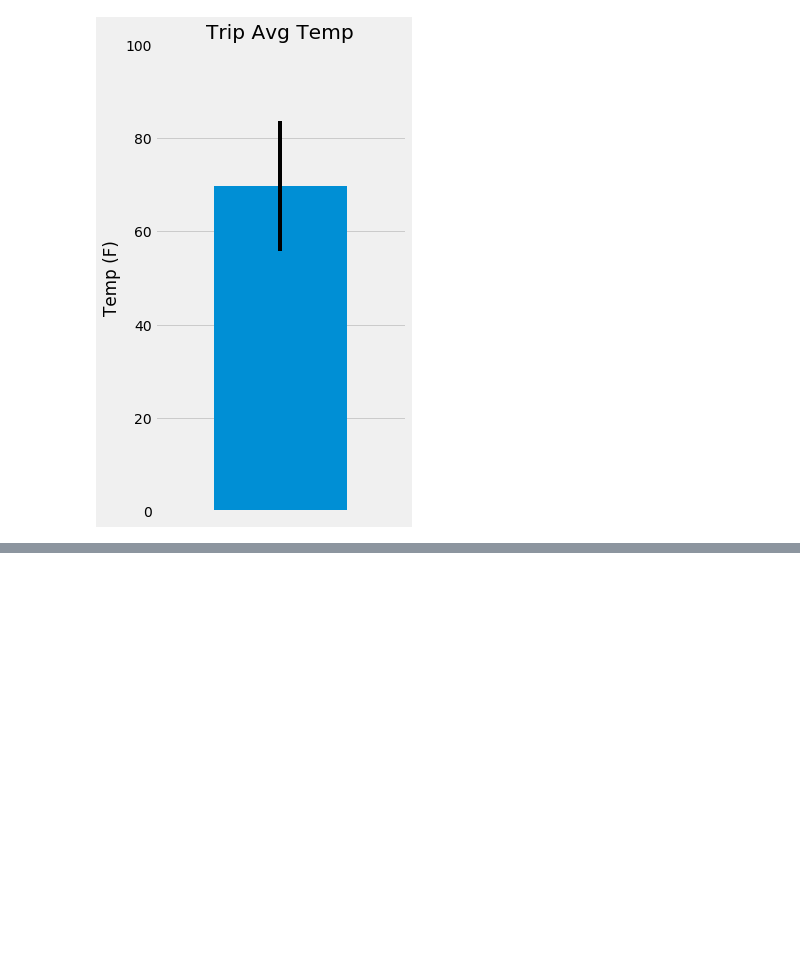
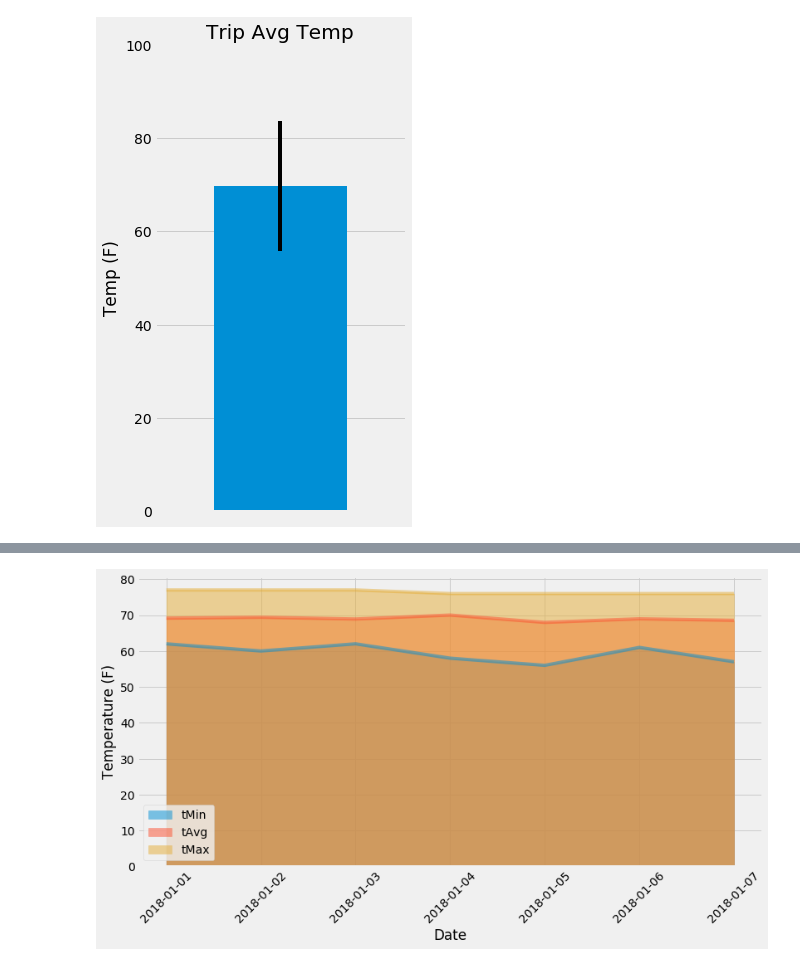
Before and after one commit to dborowski16/hawaii-climate-analysis, a Jupyter notebook: climate_starter.ipynb, the cells around one changed output, grey strips where cells are left out. Drawn from its saved outputs; the diff is of its cells as text; code cells hidden in the pictures; blank space fills up the shorter version.

```diff
--- a/climate_starter.ipynb
+++ b/climate_starter.ipynb
@@ -209,16 +231,6 @@ plt.show()
 # (i.e. the averages for tmin, tmax, and tavg for all historic data matching a specific month and day)
 
 def daily_normals(date):
-    """Daily Normals.
-
-    Args:
-        date (str): A date string in the format '%m-%d'
-
-    Returns:
-        A list of tuples containing the daily normals, tmin, tavg, and tmax
-
-    """
-
     sel = [func.min(Measurement.tobs), func.avg(Measurement.tobs), func.max(Measurement.tobs)]
     return session.query(*sel).filter(func.strftime("%m-%d", Measurement.date) == date).all()
 
@@ -236,0 +240,20 @@ daily_normals("01-01")
+# %%
+# calculate the daily normals for your trip
+# push each tuple of calculations into a list called `normals`
+# Set the start and end date of the trip
+start_date = '2018-01-01'
+end_date = '2018-01-07'
+
+start = dt.datetime.strptime(start_date, '%Y-%m-%d')
+end = dt.datetime.strptime(end_date, '%Y-%m-%d')
+
+days = []
+normals = []
+
+while start <= end:
+    days.append(dt.datetime.strftime(start, '%Y-%m-%d'))
+    daystr = dt.datetime.strftime(start, '%m-%d')
+    normals.append(list(np.ravel(daily_normals(daystr))))
+    start = start + dt.timedelta(days=1)
+
+normals
@@ -237,2 +268,4 @@ daily_normals("01-01")
 # %%
 # Load the previous query results into a Pandas DataFrame and add the `trip_dates` range as the `date` index
+trip_df = pd.DataFrame(normals, columns = ['tMin', 'tAvg', 'tMax'], index=days)
+trip_df
@@ -239,2 +281,8 @@ daily_normals("01-01")
 # %%
 # Plot the daily normals as an area plot with `stacked=False`
+trip_df.plot.area(stacked=False, rot=45, figsize=(12,6))
+plt.ylabel('Temperature (F)')
+plt.xlabel('Date')
+plt.show()
+# %% [output]
+[figure, added]
```
Also changed, not shown: parts of 10 cells of this notebook.
